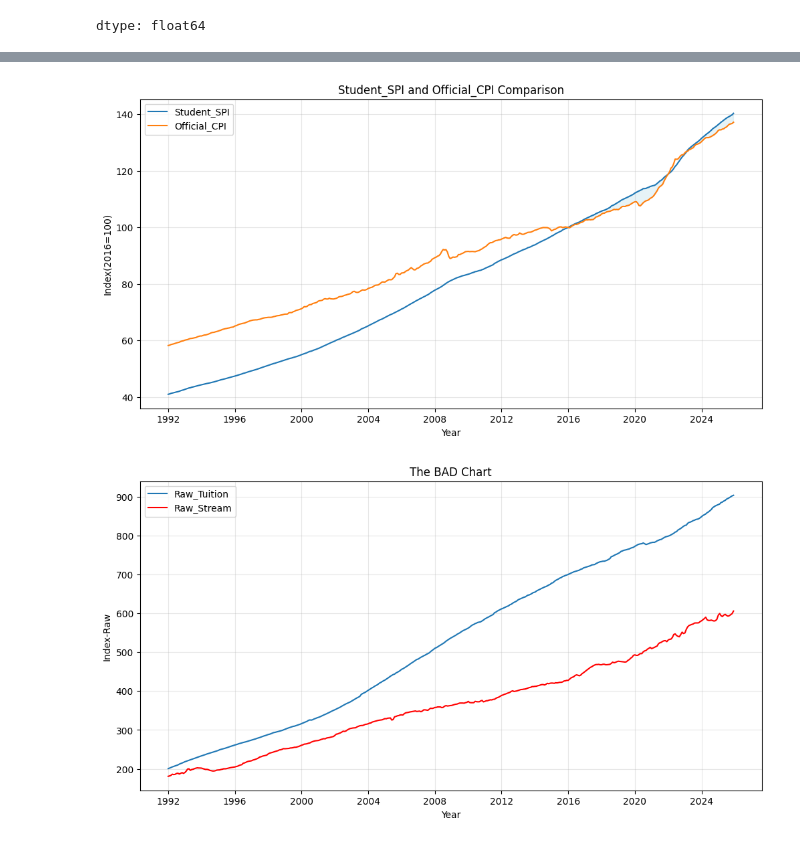
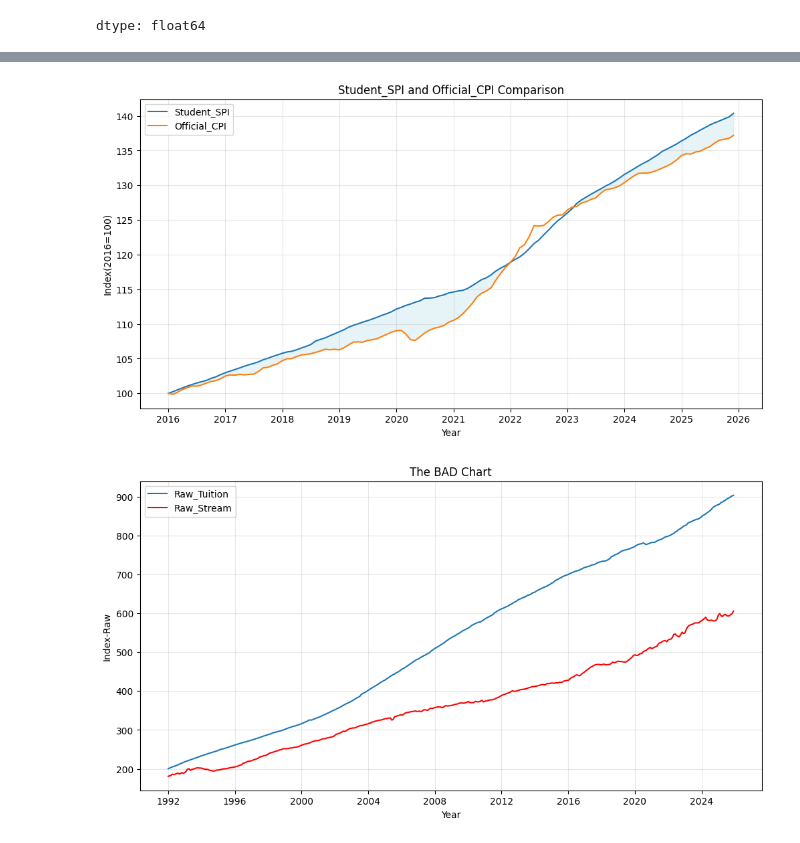
Before and after one commit to ZehanQin/ECON5200-Applied-Data-Analytics-in-Econ, a Jupyter notebook: Assignment 1/Econ_5200_Assignment_1_Zehan_Qin.ipynb, the cells around one changed output, grey strips where cells are left out. Saved outputs shown, nothing was run; the diff lists cells and outputs as text; code cells hidden in the pictures.

```diff
--- a/Assignment 1/Econ_5200_Assignment_1_Zehan_Qin.ipynb
+++ b/Assignment 1/Econ_5200_Assignment_1_Zehan_Qin.ipynb
@@ -22,7 +22,7 @@ Spotify: 20.02% Inflation
 # %%
 !pip install fredapi
 from fredapi import Fred
-fred= Fred(api_key='5bbdb79514a016ad379601c49181d548')
+fred= Fred(api_key='*')
 
 official_cpi = fred.get_series('CPIAUCSL')
 tuition = fred.get_series('CUSR0000SEEB')
@@ -96,20 +95,21 @@ df_index['Student_SPI']=(
     +df_index['Food_Away_Home']*Weight_Dict['Food_Away_Home']+df_index['Cable_Stream_TV']*Weight_Dict['Cable_Stream_TV']
 )
 # %%
+df_2016_plot=df_index.loc['2016-01-01':]
 plt.figure(figsize=(12,6))
-plt.plot(df_index.index, df_index['Student_SPI'], label='Student_SPI')
-plt.plot(df_index.index, df_index['Official_CPI'], label='Official_CPI')
+plt.plot(df_2016_plot.index, df_2016_plot['Student_SPI'], label='Student_SPI')
+plt.plot(df_2016_plot.index, df_2016_plot['Official_CPI'], label='Official_CPI')
 plt.title('Student_SPI and Official_CPI Comparison')
 plt.legend()
 plt.xlabel('Year')
 plt.ylabel('Index(2016=100)')
 plt.grid(True, alpha=0.3)
 
-plt.fill_between(df_index.index, df_index['Official_CPI'],df_index['Student_SPI'],
-                 where=df_index['Student_SPI']>df_index['Official_CPI'], alpha=0.3, color='lightblue', interpolate=True)
+plt.fill_between(df_2016_plot.index, df_2016_plot['Official_CPI'],df_2016_plot['Student_SPI'],
+                 where=df_2016_plot['Student_SPI']>df_2016_plot['Official_CPI'], alpha=0.3, color='lightblue', interpolate=True)
 plt.show()
 # %% [output]
-[figure, old version]
+[figure, new version]
 # %%
 plt.figure(figsize=(12,6))
 plt.plot(df.index, df['Tuition'], label='Raw_Tuition')
```
Also changed, not shown: parts of 3 cells of this notebook.
